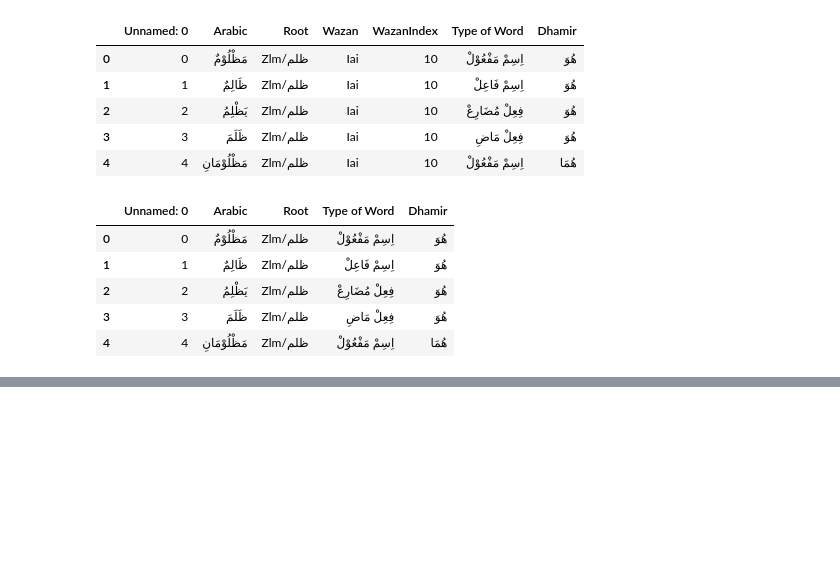
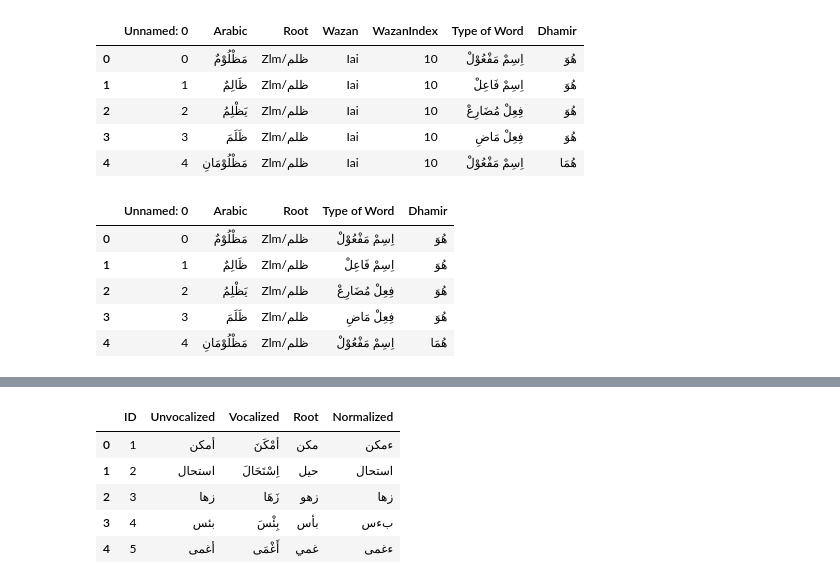
Before and after one commit to naufalFaqih/Capstone-Project-ArabicMorph, a Jupyter notebook: ArabicMorph.ipynb, the cells around one changed output, grey strips where cells are left out. Saved outputs shown, nothing was run; the diff lists cells and outputs as text; code cells hidden in the pictures; blank space fills up the shorter version.

```diff
--- a/ArabicMorph.ipynb
+++ b/ArabicMorph.ipynb
@@ -209,0 +201,11 @@ maful           0
+# %%
+df = pd.read_csv('arramooz-master/arabic_verbs_dataset.csv')
+df = df.drop(columns=["Triliteral", "Past", "Future", "Imperative", "Passive"])
+df.head()
+# %% [output]
+|  | ID | Unvocalized | Vocalized | Root | Normalized |
+| 0 | 1 | أمكن | أمْكَنَ | مكن | ءمكن |
+| 1 | 2 | استحال | اِسْتَحَالَ | حيل | استحال |
+| 2 | 3 | زها | زَهَا | زهو | زها |
+| 3 | 4 | بئس | بِئْسَ | بأس | بءس |
+| 4 | 5 | أغمى | أَغْمَى | غمي | ءغمى |
```
Also changed, not shown: parts of 12 cells of this notebook, 1 other file.
